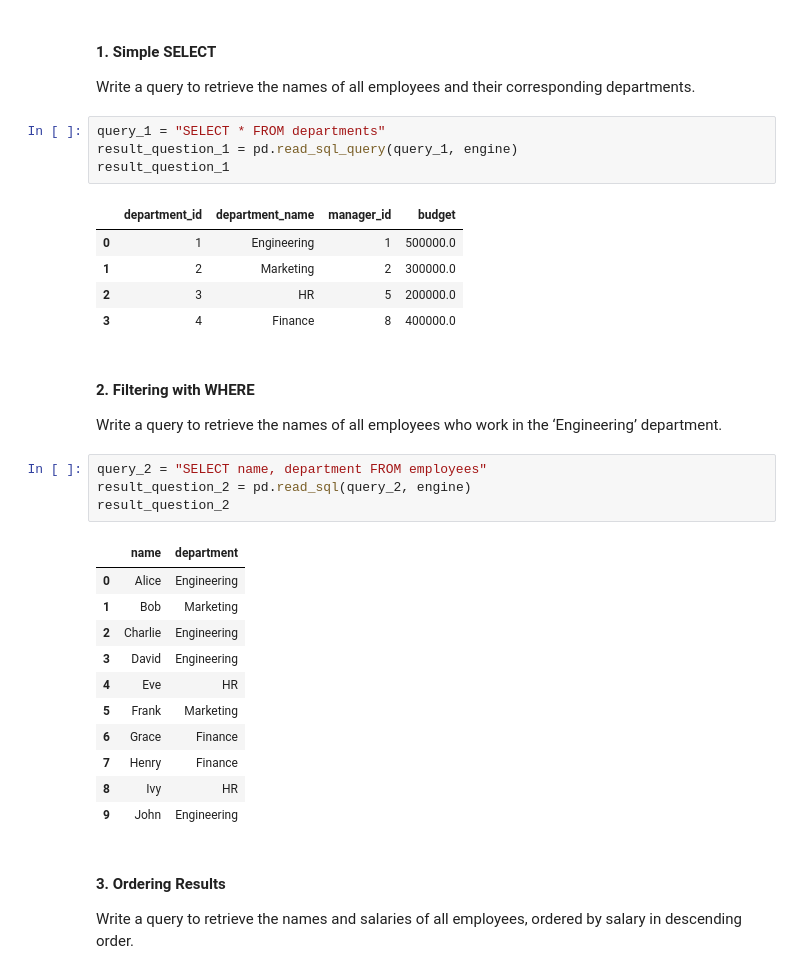
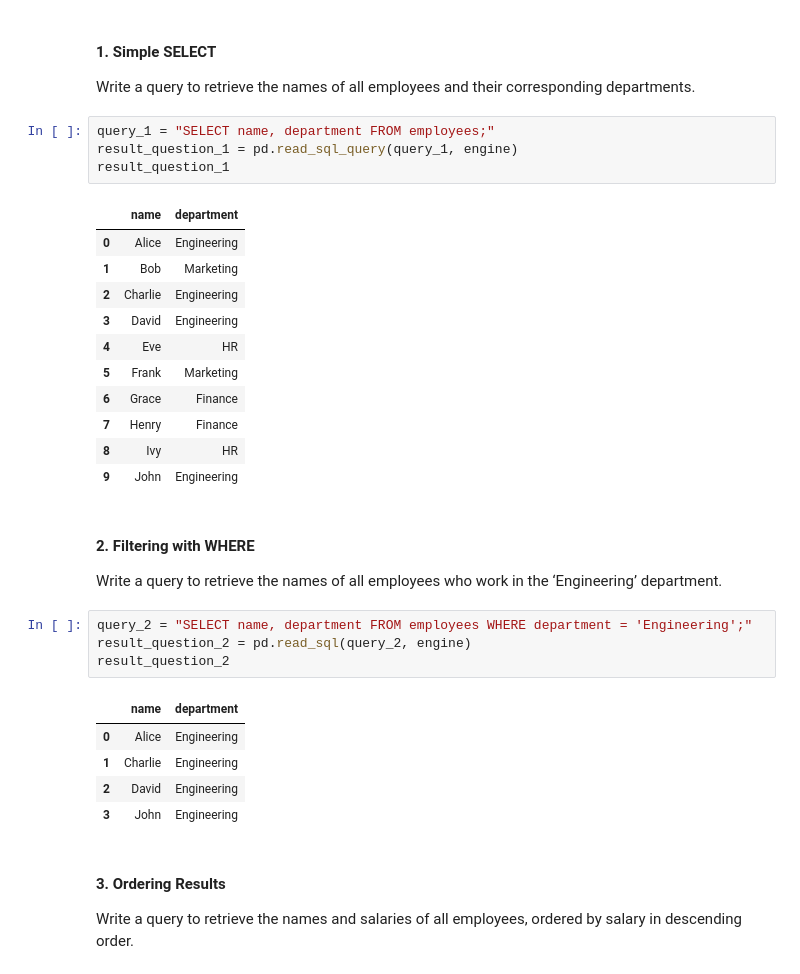
Before and after one commit to niarestrepo/Data_Analyst_Technical_Test, a Jupyter notebook: pandas_to_sql_test.ipynb, the cells around one changed output. Cells and saved outputs as stored; diff of their text form.

```diff
--- a/pandas_to_sql_test.ipynb
+++ b/pandas_to_sql_test.ipynb
@@ -23,35 +23,35 @@ with engine.connect() as con:
 #### 1. Simple SELECT
 Write a query to retrieve the names of all employees and their corresponding departments.
 # %%
-query_1 = "SELECT * FROM departments"
+query_1 = "SELECT name, department FROM employees;"
 result_question_1 = pd.read_sql_query(query_1, engine)
 result_question_1
 # %% [output]
-|  | department_id | department_name | manager_id | budget |
-| 0 | 1 | Engineering | 1 | 500000.0 |
-| 1 | 2 | Marketing | 2 | 300000.0 |
-| 2 | 3 | HR | 5 | 200000.0 |
-| 3 | 4 | Finance | 8 | 400000.0 |
+|  | name | department |
+| 0 | Alice | Engineering |
+| 1 | Bob | Marketing |
+| 2 | Charlie | Engineering |
+| 3 | David | Engineering |
+| 4 | Eve | HR |
+| 5 | Frank | Marketing |
+| 6 | Grace | Finance |
+| 7 | Henry | Finance |
+| 8 | Ivy | HR |
+| 9 | John | Engineering |
 # %% [markdown]
 #### 2. Filtering with WHERE
 
 Write a query to retrieve the names of all employees who work in the ‘Engineering’ department.
 # %%
-query_2 = "SELECT name, department FROM employees"
+query_2 = "SELECT name, department FROM employees WHERE department = 'Engineering';"
 result_question_2 = pd.read_sql(query_2, engine)
 result_question_2
 # %% [output]
 |  | name | department |
 | 0 | Alice | Engineering |
-| 1 | Bob | Marketing |
-| 2 | Charlie | Engineering |
-| 3 | David | Engineering |
-| 4 | Eve | HR |
-| 5 | Frank | Marketing |
-| 6 | Grace | Finance |
-| 7 | Henry | Finance |
-| 8 | Ivy | HR |
-| 9 | John | Engineering |
+| 1 | Charlie | Engineering |
+| 2 | David | Engineering |
+| 3 | John | Engineering |
 # %% [markdown]
 #### 3. Ordering Results
 
```
Also changed, not shown: parts of 9 cells of this notebook.
